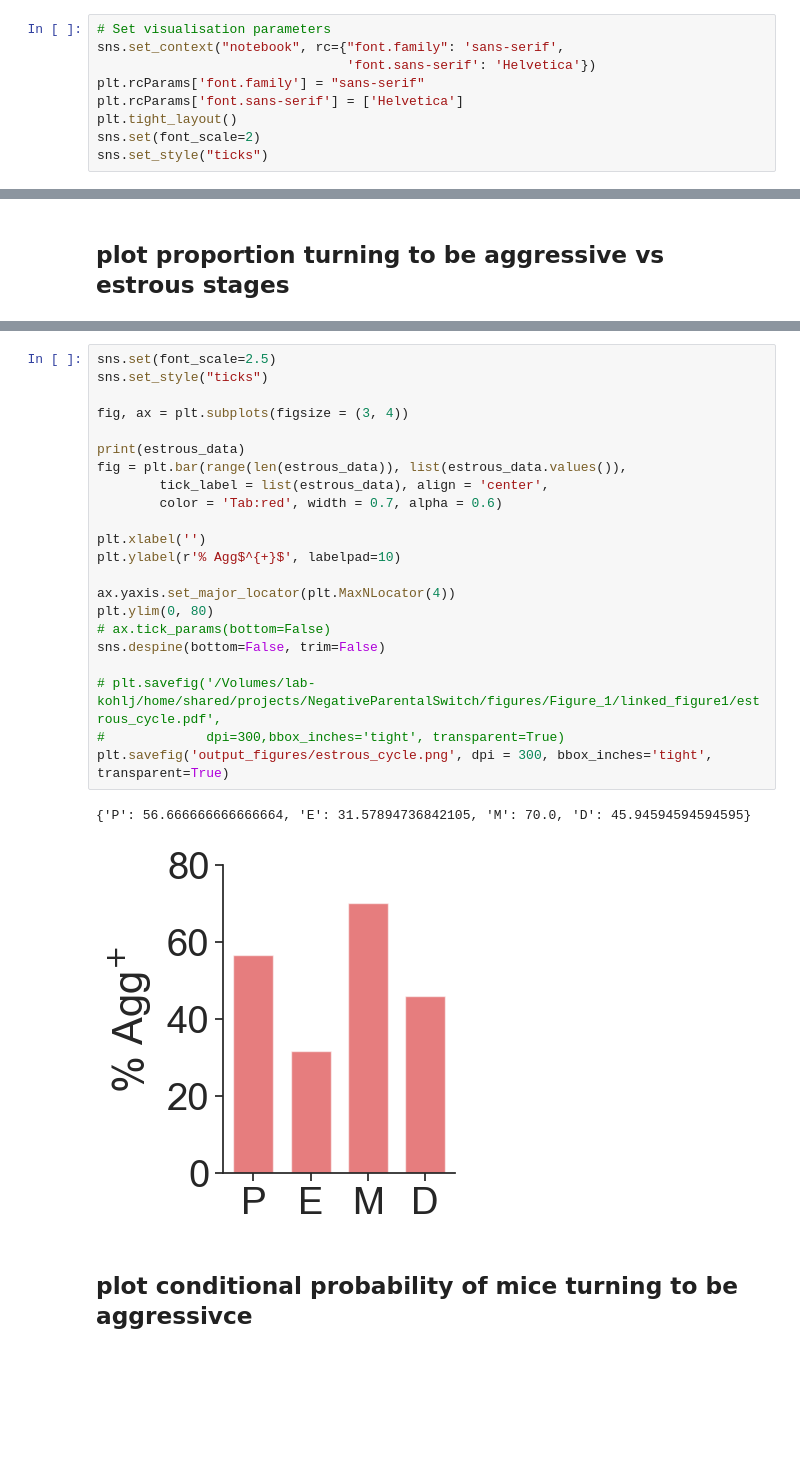
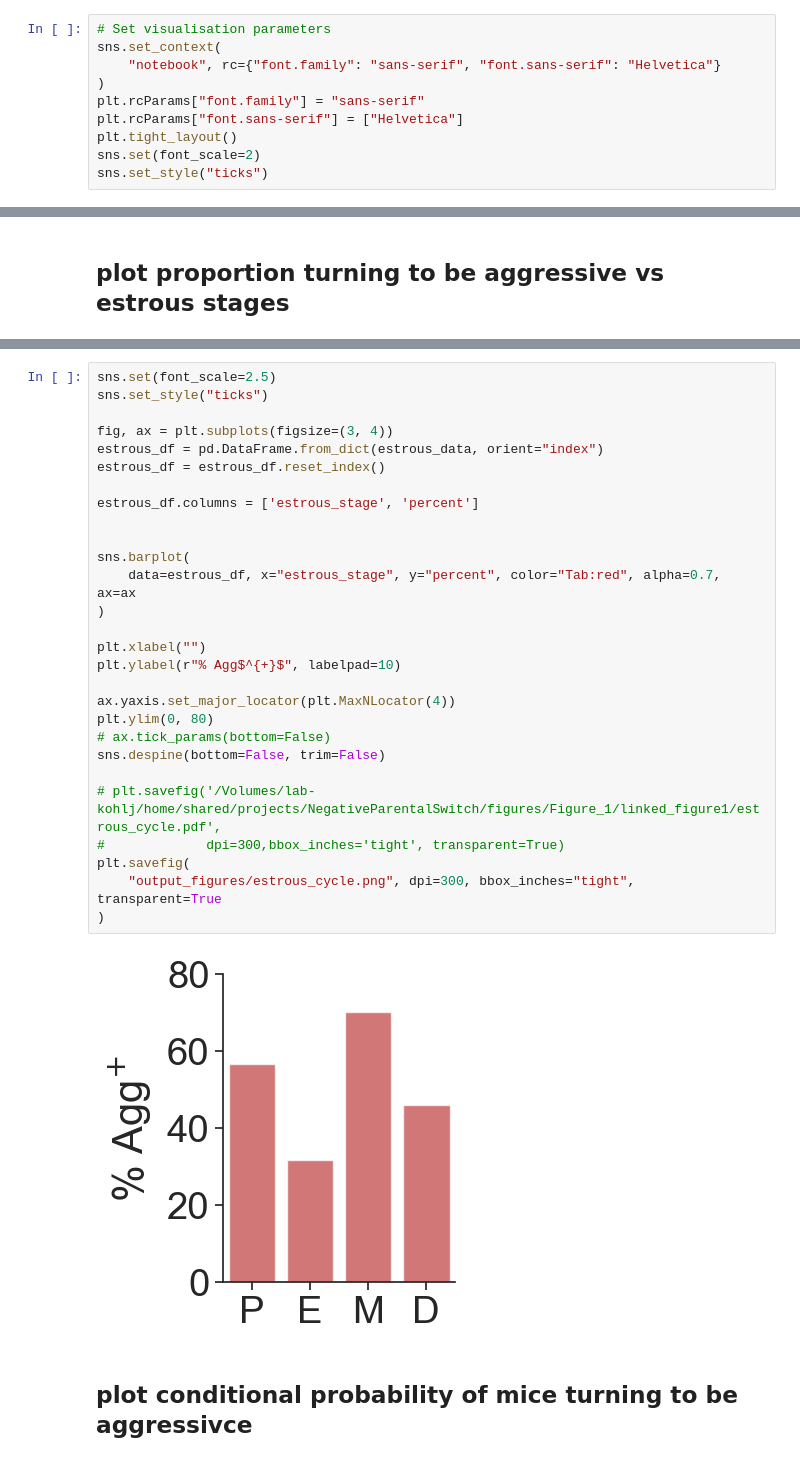
Before and after one commit to FrancisCrickInstitute/negative_parental_switch, a Jupyter notebook: NPS_behaviour_analysis/NPW_behaviour_analysis.ipynb, the cells around one changed output, grey strips where cells are left out. Drawn from its saved outputs; the diff is of its cells as text; blank space fills up the shorter version.

```diff
--- a/NPS_behaviour_analysis/NPW_behaviour_analysis.ipynb
+++ b/NPS_behaviour_analysis/NPW_behaviour_analysis.ipynb
@@ -24,10 +24,11 @@ import matplotlib
 %matplotlib inline
 # %%
 # Set visualisation parameters
-sns.set_context("notebook", rc={"font.family": 'sans-serif',
-                                'font.sans-serif': 'Helvetica'})
-plt.rcParams['font.family'] = "sans-serif"
-plt.rcParams['font.sans-serif'] = ['Helvetica']
+sns.set_context(
+    "notebook", rc={"font.family": "sans-serif", "font.sans-serif": "Helvetica"}
+)
+plt.rcParams["font.family"] = "sans-serif"
+plt.rcParams["font.sans-serif"] = ["Helvetica"]
 plt.tight_layout()
 sns.set(font_scale=2)
 sns.set_style("ticks")
@@ -818,28 +1038,33 @@ Corrected p-values: [0.28306031 0.46407575 0.46407575 0.061082   0.46407575 0.11
 # %%
 sns.set(font_scale=2.5)
 sns.set_style("ticks")
 
-fig, ax = plt.subplots(figsize = (3, 4))
+fig, ax = plt.subplots(figsize=(3, 4))
+estrous_df = pd.DataFrame.from_dict(estrous_data, orient="index")
+estrous_df = estrous_df.reset_index()
 
-print(estrous_data)
-fig = plt.bar(range(len(estrous_data)), list(estrous_data.values()),
-        tick_label = list(estrous_data), align = 'center',
-        color = 'Tab:red', width = 0.7, alpha = 0.6)
+estrous_df.columns = ['estrous_stage', 'percent']
 
-plt.xlabel('')
-plt.ylabel(r'% Agg$^{+}$', labelpad=10)
+
+sns.barplot(
+    data=estrous_df, x="estrous_stage", y="percent", color="Tab:red", alpha=0.7, ax=ax
+)
+
+plt.xlabel("")
+plt.ylabel(r"% Agg$^{+}$", labelpad=10)
 
 ax.yaxis.set_major_locator(plt.MaxNLocator(4))
 plt.ylim(0, 80)
 # ax.tick_params(bottom=False)
 sns.despine(bottom=False, trim=False)
 
 # plt.savefig('/Volumes/lab-kohlj/home/shared/projects/NegativeParentalSwitch/figures/Figure_1/linked_figure1/estrous_cycle.pdf',
 #             dpi=300,bbox_inches='tight', transparent=True)
-plt.savefig('output_figures/estrous_cycle.png', dpi = 300, bbox_inches='tight', transparent=True)
+plt.savefig(
+    "output_figures/estrous_cycle.png", dpi=300, bbox_inches="tight", transparent=True
+)
 # %% [output]
-{'P': 56.666666666666664, 'E': 31.57894736842105, 'M': 70.0, 'D': 45.94594594594595}
-[figure, old version]
+[figure, new version]
 # %% [markdown]
 ## plot conditional probability of mice turning to be aggressivce
 # %%
```
Also changed, not shown: parts of 117 cells of this notebook, 15 other files.
